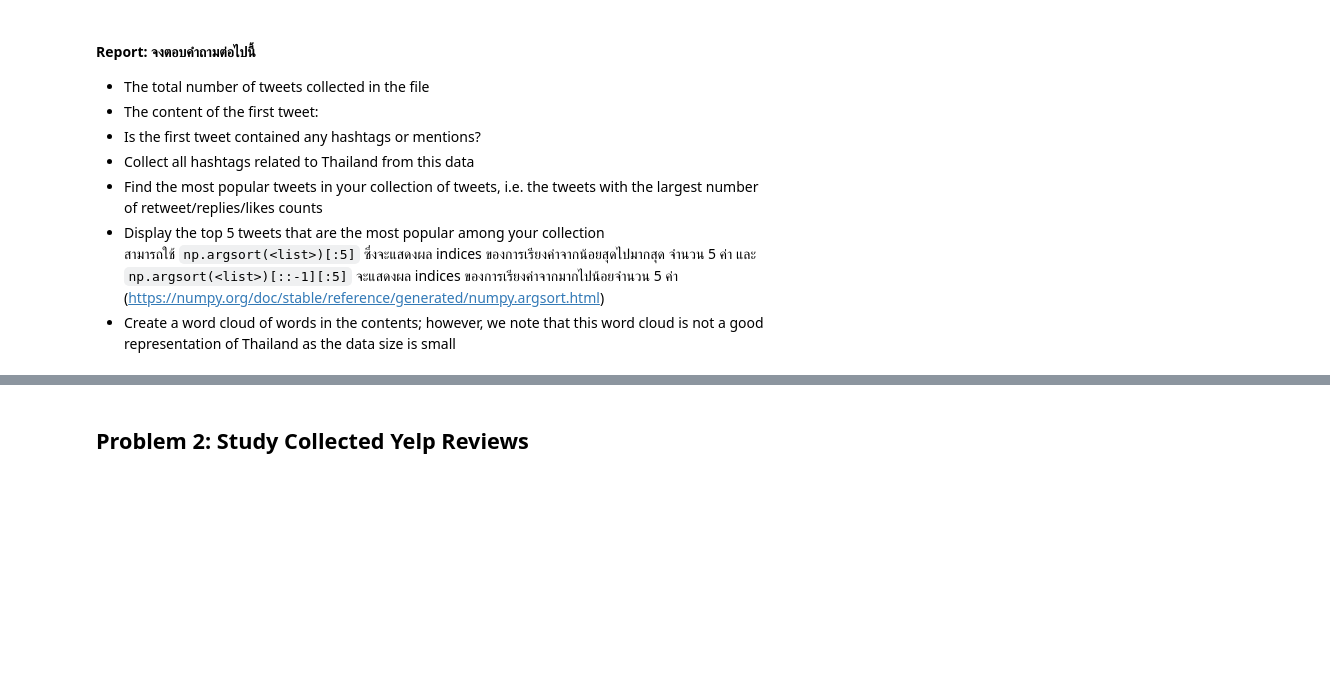
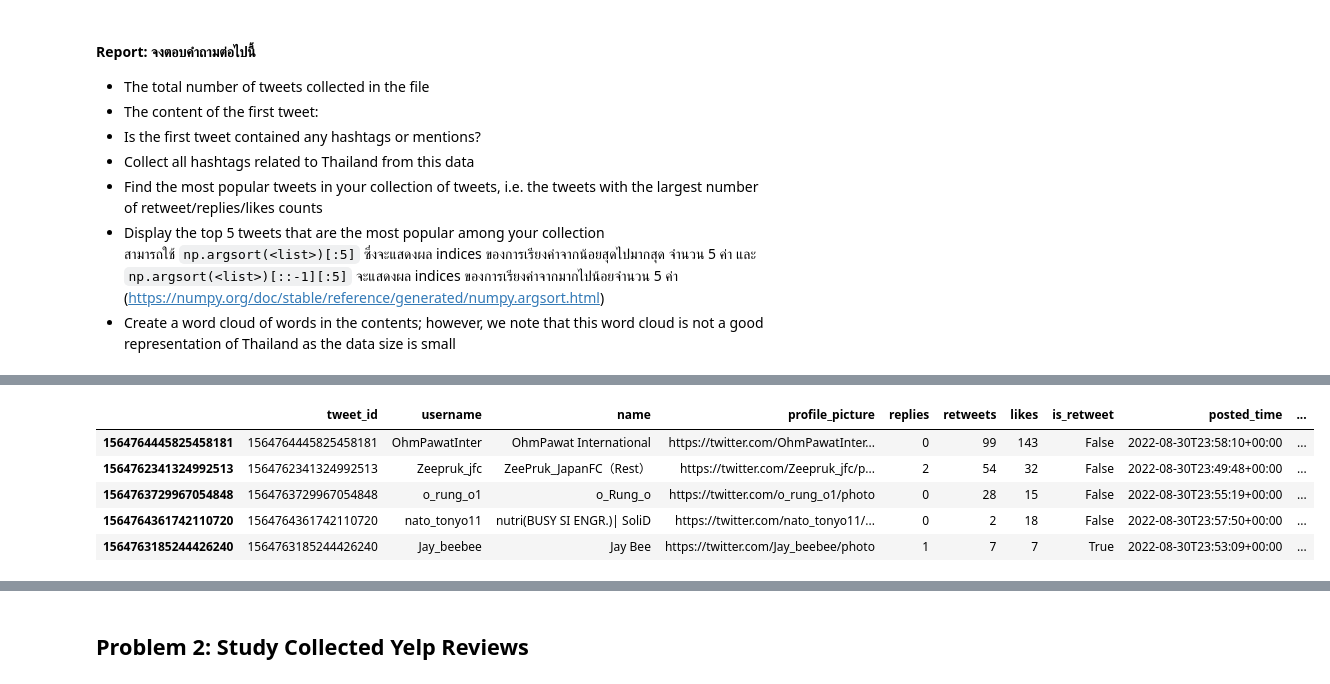
Before and after one commit to TKhahahah/Text_Analytics, a Jupyter notebook: Text_Analytics68.ipynb, the cells around one changed output, grey strips where cells are left out. Drawn from its saved outputs; the diff is of its cells as text; code cells hidden in the pictures; blank space fills up the shorter version.

```diff
--- a/Text_Analytics68.ipynb
+++ b/Text_Analytics68.ipynb
@@ -106,0 +111,11 @@ pd_thai_tweets.shape
+# %%
+#The content of the first tweet:
+# parse string -> dict
+tweets = json.loads(j_thai_tweets)
+
+# ดึงทวีตแรก
+first_key = next(iter(tweets))
+first_tweet = tweets[first_key]
+
+print("Tweet ID:", first_tweet["tweet_id"])
+print("Content:", first_tweet["content"])
@@ -106,0 +207,19 @@ pd_thai_tweets.shape
+# %%
+# Display the top 5 tweets that are the most popular among your collection
+# แปลงเป็น DataFrame
+df = pd.DataFrame.from_dict(tweets, orient="index")
+
+# เพิ่มคอลัมน์ engagement
+df["engagement"] = df["replies"] + df["retweets"] + df["likes"]
+
+# เลือก Top 5
+top5 = df.sort_values("engagement", ascending=False).head(5)
+
+top5
+# %% [output]
+|  | tweet_id | username | name | profile_picture | replies | retweets | likes | is_retweet | posted_time | ... |
+| 1564764445825458181 | 1564764445825458181 | OhmPawatInter | OhmPawat International | https://twitter.com/OhmPawatInter... | 0 | 99 | 143 | False | 2022-08-30T23:58:10+00:00 | ... |
+| 1564762341324992513 | 1564762341324992513 | Zeepruk_jfc | ZeePruk_JapanFC（Rest） | https://twitter.com/Zeepruk_jfc/p... | 2 | 54 | 32 | False | 2022-08-30T23:49:48+00:00 | ... |
+| 1564763729967054848 | 1564763729967054848 | o_rung_o1 | o_Rung_o | https://twitter.com/o_rung_o1/photo | 0 | 28 | 15 | False | 2022-08-30T23:55:19+00:00 | ... |
+| 1564764361742110720 | 1564764361742110720 | nato_tonyo11 | nutri(BUSY SI ENGR.)| SoliD | https://twitter.com/nato_tonyo11/... | 0 | 2 | 18 | False | 2022-08-30T23:57:50+00:00 | ... |
+| 1564763185244426240 | 1564763185244426240 | Jay_beebee | Jay Bee | https://twitter.com/Jay_beebee/photo | 1 | 7 | 7 | True | 2022-08-30T23:53:09+00:00 | ... |
```
Also changed, not shown: parts of 9 cells of this notebook.
